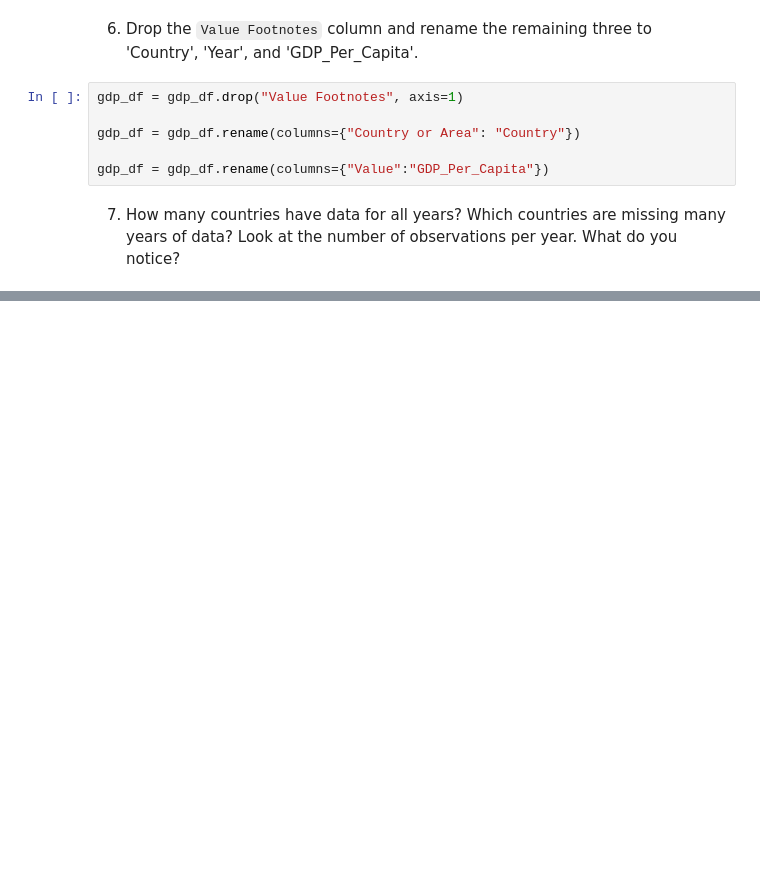
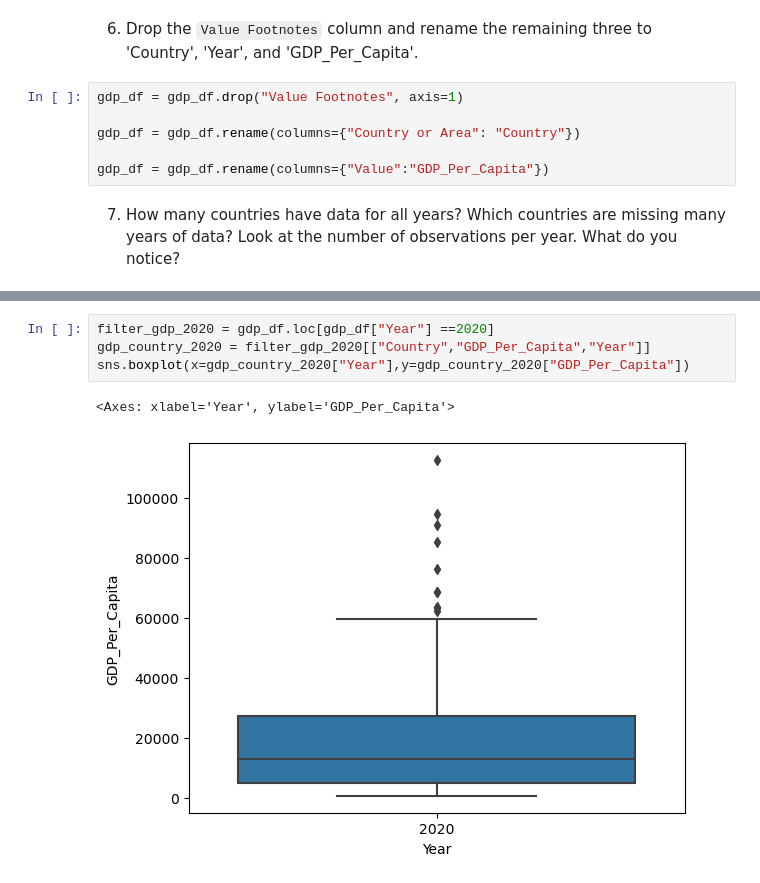
Before and after one commit to NSS-Data-Analytics-Cohort-8/gdp-and-internet-usage-wesiswes629, a Jupyter notebook: notebooks/un_gdp.ipynb, the cells around one changed output, grey strips where cells are left out. Saved outputs shown, nothing was run; the diff lists cells and outputs as text; blank space fills up the shorter version.

```diff
--- a/notebooks/un_gdp.ipynb
+++ b/notebooks/un_gdp.ipynb
@@ -66,0 +87,7 @@ There are 37 countries with missing years.
+# %%
+filter_gdp_2020 = gdp_df.loc[gdp_df["Year"] ==2020]
+gdp_country_2020 = filter_gdp_2020[["Country","GDP_Per_Capita","Year"]]
+sns.boxplot(x=gdp_country_2020["Year"],y=gdp_country_2020["GDP_Per_Capita"])
+# %% [output]
+<Axes: xlabel='Year', ylabel='GDP_Per_Capita'>
+[figure, added]
```
Also changed, not shown: parts of 7 cells of this notebook.
